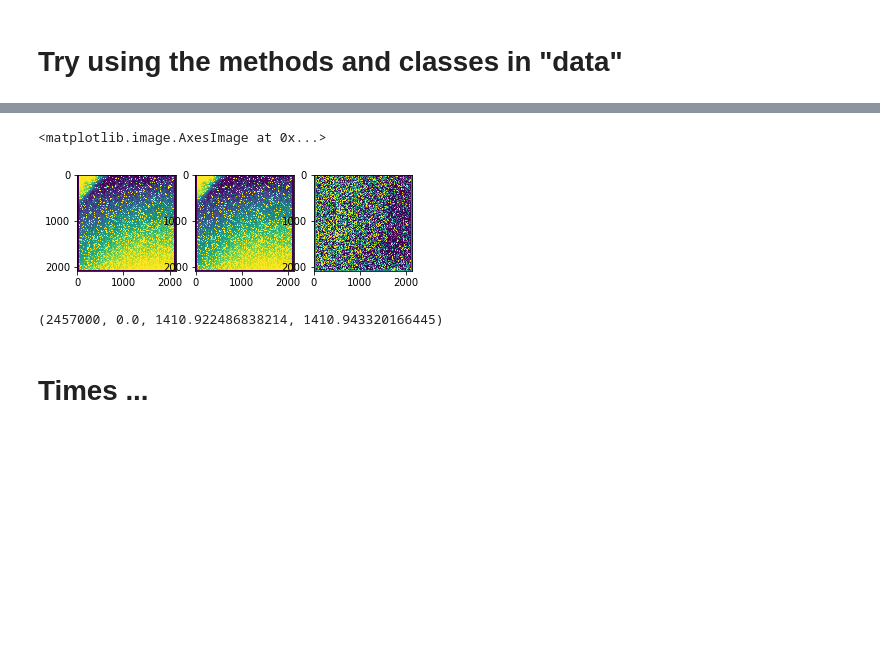
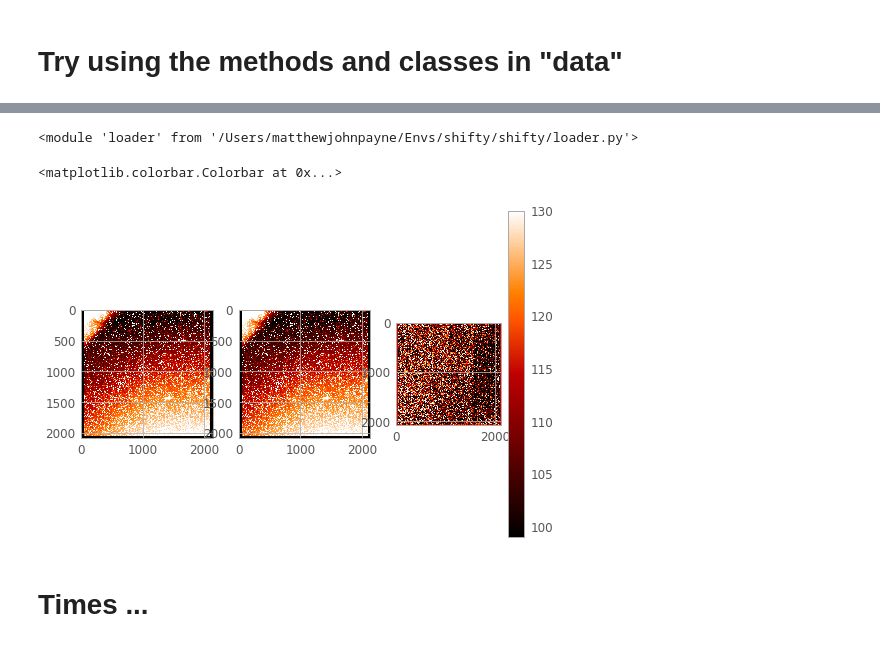
Before and after one commit to matthewjohnpayne/shifty, a Jupyter notebook: shifty/shift_dev_01.ipynb, the cells around one changed output, grey strips where cells are left out. Drawn from its saved outputs; the diff is of its cells as text; code cells hidden in the pictures; blank space fills up the shorter version.

```diff
--- a/shifty/shift_dev_01.ipynb
+++ b/shifty/shift_dev_01.ipynb
@@ -128,21 +124,31 @@ IndentationError: expected an indented block (data.py, line 111)
+# %%
+import importlib
+import data
+import loader
+
+importlib.reload(data)
+importlib.reload(loader)
+# %% [output]
+<module 'loader' from '/Users/matthewjohnpayne/Envs/shifty/shifty/loader.py'>
 # %%
 # create loader
-T   = data.TESSImageLoader()
+T   = loader.TESSImageLoader()
 # generate test ImageDataSet
-IDS = T.get_image_data_set( file_spec_container='DEV' )
+IDS = T.get_image_data_set( **{'development':True} )
 # %%
 # plot some of the images
+
+from astropy.visualization import astropy_mpl_style
+plt.style.use(astropy_mpl_style)
 fig, ax = plt.subplots(1, 3)
-ax[0].imshow(IDS.images[0], vmin=99.00, vmax=130.0)
-ax[1].imshow(IDS.images[9], vmin=99.00, vmax=130.0)
-ax[2].imshow(IDS.images[9]-IDS.images[0], vmin=-0.50, vmax=0.50)
+cb = ax[0].imshow(IDS.data[0], vmin=99.00, vmax=130.0)
+ax[1].imshow(IDS.data[9], vmin=99.00, vmax=130.0)
+ax[2].imshow(IDS.data[9]-IDS.data[0], vmin=-0.50, vmax=0.50)
+
+fig.colorbar(cb)
 # %% [output]
-<matplotlib.image.AxesImage at 0x...>
+<matplotlib.colorbar.Colorbar at 0x...>
-[figure, old version]
+[figure, new version]
-# %%
-IDS.headers['cal'][0]['BJDREFI'], IDS.headers['cal'][0]['BJDREFF'], IDS.headers['cal'][0]['TSTART'], IDS.headers['cal'][0]['TSTOP']
-# %% [output]
-(2457000, 0.0, 1410.922486838214, 1410.943320166445)
 # %% [markdown]
 # Times ...
 # %%
```
Also changed, not shown: parts of 16 cells of this notebook, 9 other files.
